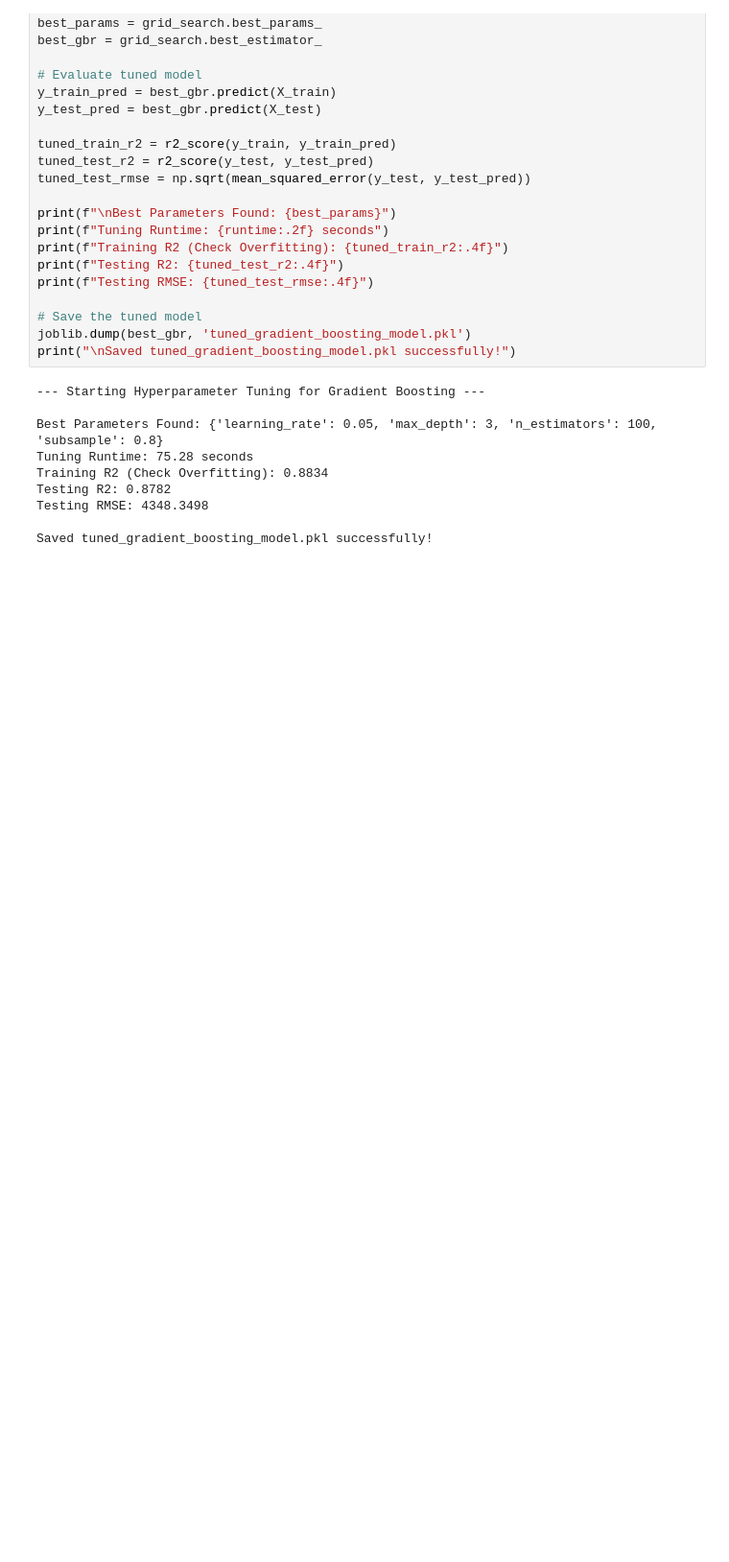
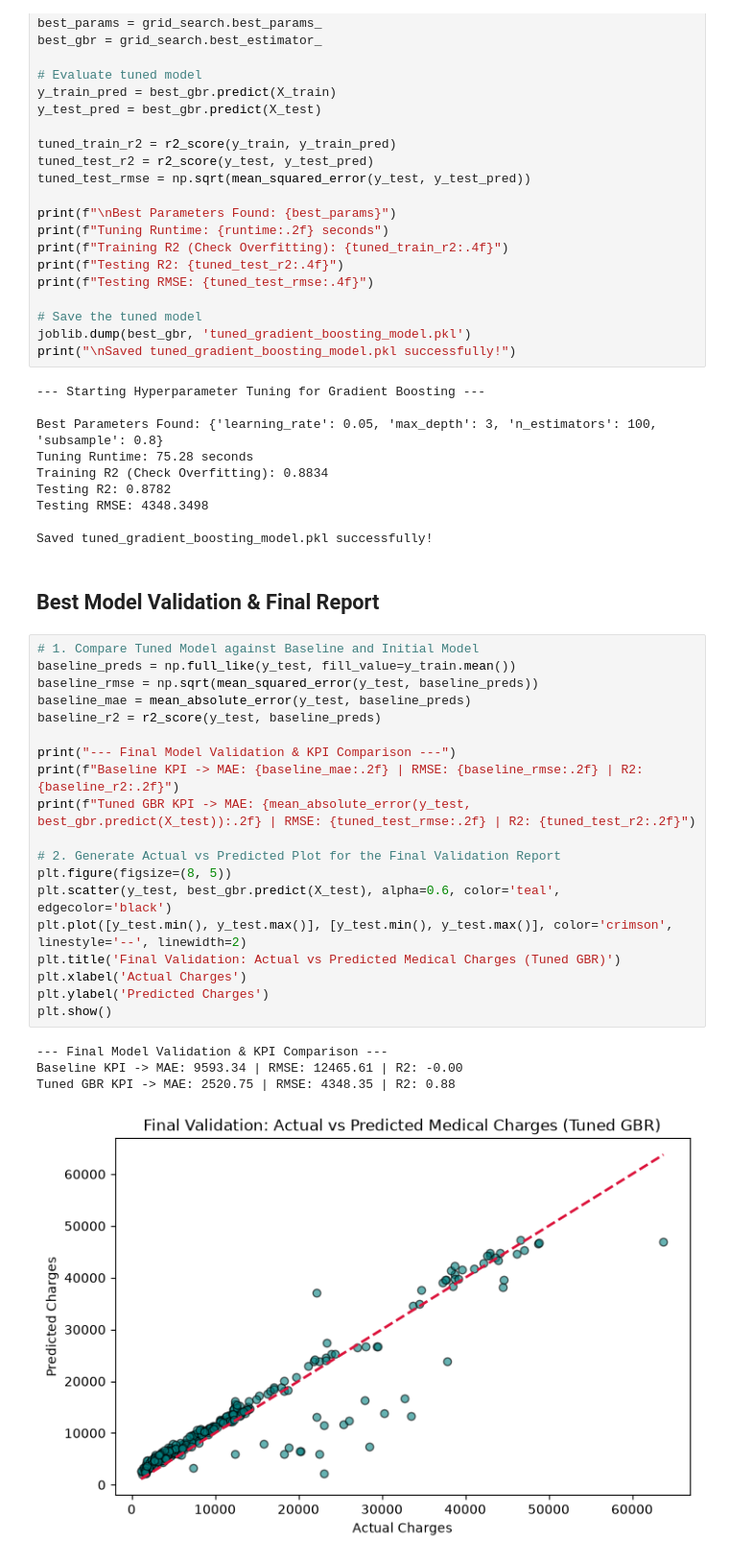
Before and after one commit to Laibarehman-SE/ML-Regression-Preparation., a Jupyter notebook: regression_task.ipynb, the cells around one changed output. Shown at 96% size. Drawn from its saved outputs; the diff is of its cells as text; blank space fills up the shorter version.

```diff
--- a/regression_task.ipynb
+++ b/regression_task.ipynb
@@ -615,3 +615,29 @@ Testing R2: 0.8782
 Testing RMSE: 4348.3498
 
 Saved tuned_gradient_boosting_model.pkl successfully!
+# %% [markdown]
+## Best Model Validation & Final Report
+# %%
+# 1. Compare Tuned Model against Baseline and Initial Model
+baseline_preds = np.full_like(y_test, fill_value=y_train.mean())
+baseline_rmse = np.sqrt(mean_squared_error(y_test, baseline_preds))
+baseline_mae = mean_absolute_error(y_test, baseline_preds)
+baseline_r2 = r2_score(y_test, baseline_preds)
+
+print("--- Final Model Validation & KPI Comparison ---")
+print(f"Baseline KPI -> MAE: {baseline_mae:.2f} | RMSE: {baseline_rmse:.2f} | R2: {baseline_r2:.2f}")
+print(f"Tuned GBR KPI -> MAE: {mean_absolute_error(y_test, best_gbr.predict(X_test)):.2f} | RMSE: {tuned_test_rmse:.2f} | R2: {tuned_test_r2:.2f}")
+
+# 2. Generate Actual vs Predicted Plot for the Final Validation Report
+plt.figure(figsize=(8, 5))
+plt.scatter(y_test, best_gbr.predict(X_test), alpha=0.6, color='teal', edgecolor='black')
+plt.plot([y_test.min(), y_test.max()], [y_test.min(), y_test.max()], color='crimson', linestyle='--', linewidth=2)
+plt.title('Final Validation: Actual vs Predicted Medical Charges (Tuned GBR)')
+plt.xlabel('Actual Charges')
+plt.ylabel('Predicted Charges')
+plt.show()
+# %% [output]
+--- Final Model Validation & KPI Comparison ---
+Baseline KPI -> MAE: 9593.34 | RMSE: 12465.61 | R2: -0.00
+Tuned GBR KPI -> MAE: 2520.75 | RMSE: 4348.35 | R2: 0.88
+[figure, added]
```
